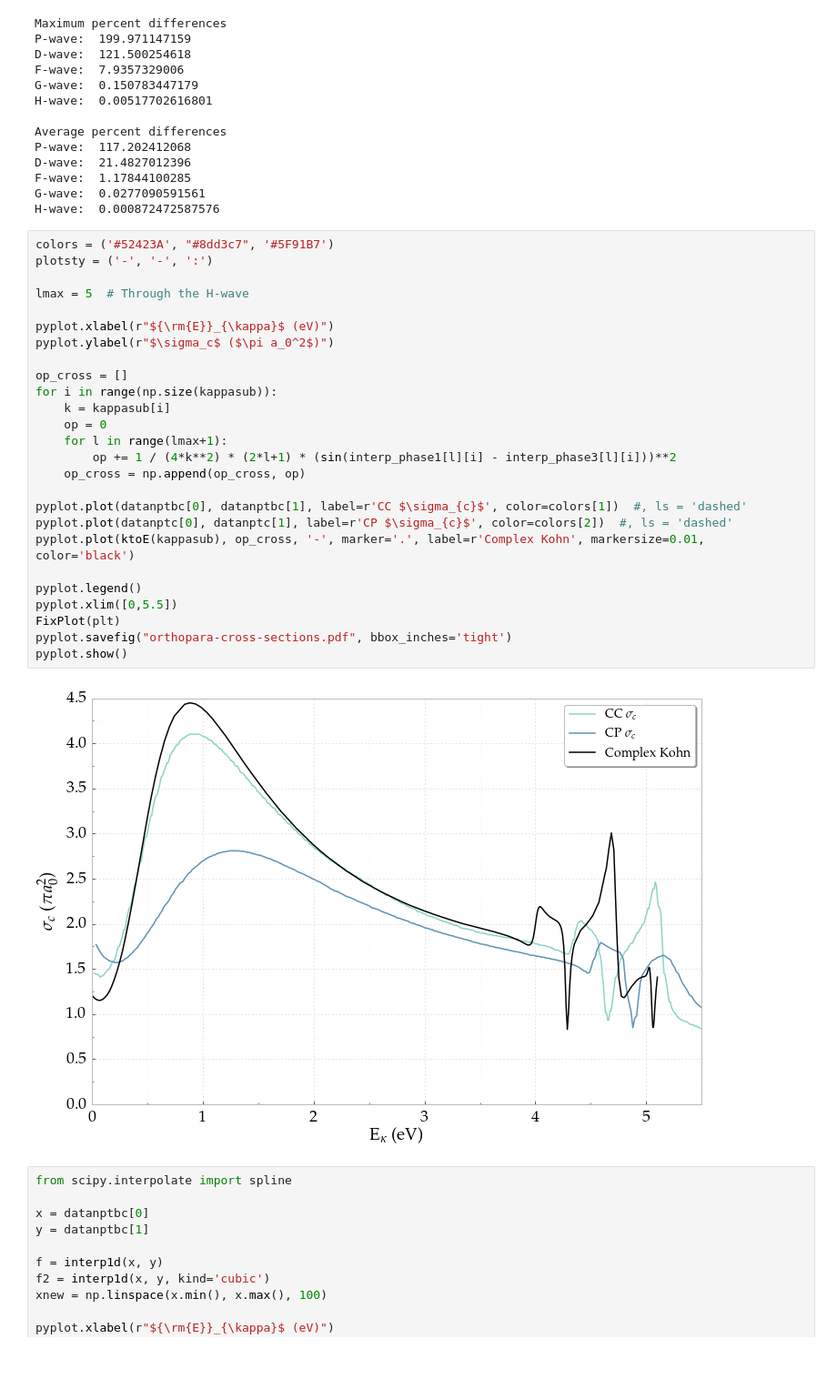
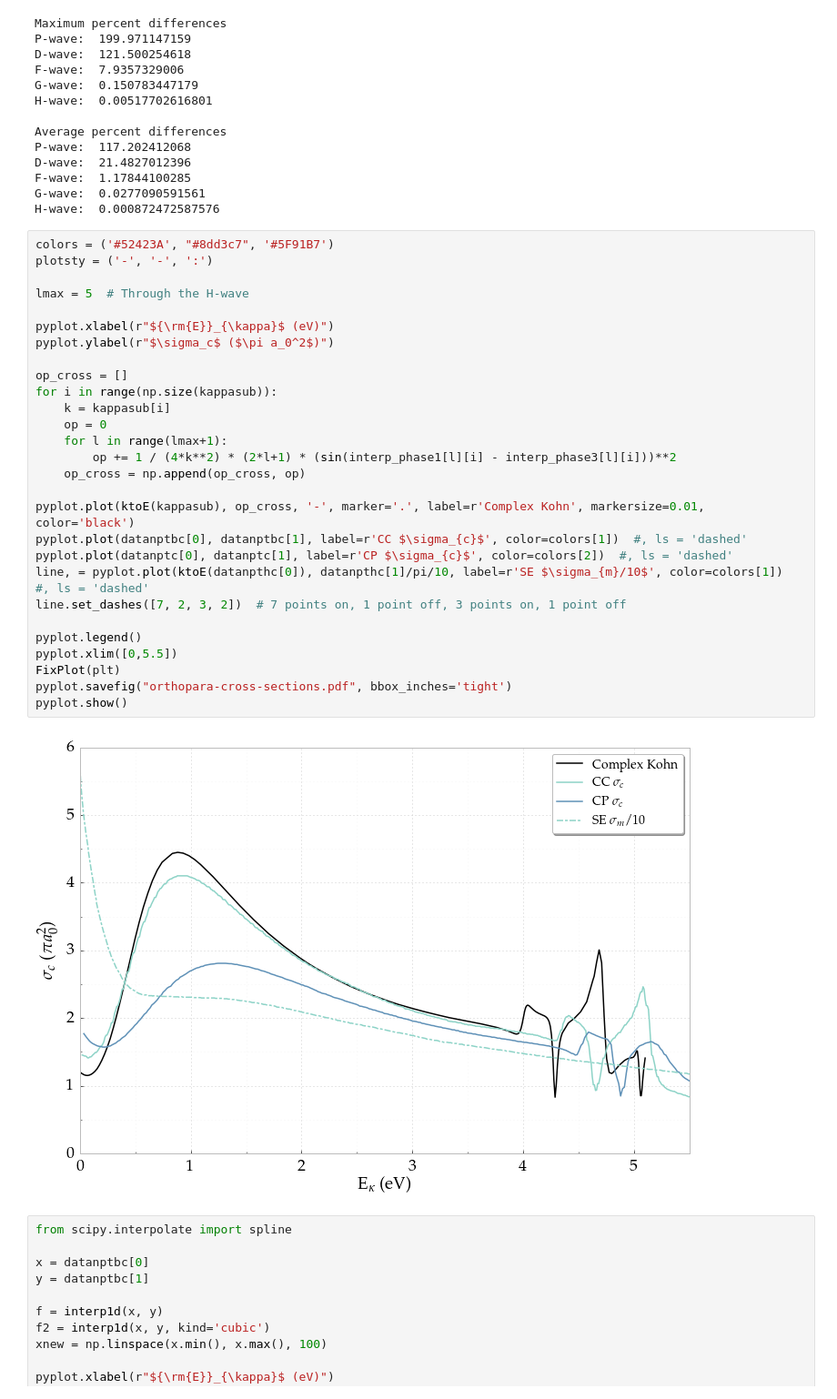
Before and after one commit to DentonW/Papers, a Jupyter notebook: Dissertation/IPython/Dissertation.ipynb, the cells around one changed output. Shown at 91% size. Saved outputs shown, nothing was run; the diff lists cells and outputs as text; blank space fills up the shorter version.

```diff
--- a/Dissertation/IPython/Dissertation.ipynb
+++ b/Dissertation/IPython/Dissertation.ipynb
@@ -1765,31 +1765,33 @@ H-wave:  0.000872472587576
 # %%
 colors = ('#52423A', "#8dd3c7", '#5F91B7')
 plotsty = ('-', '-', ':')
 
 lmax = 5  # Through the H-wave
 
 pyplot.xlabel(r"${\rm{E}}_{\kappa}$ (eV)")
 pyplot.ylabel(r"$\sigma_c$ ($\pi a_0^2$)")
 
 op_cross = []
 for i in range(np.size(kappasub)):
     k = kappasub[i]
     op = 0
     for l in range(lmax+1):
         op += 1 / (4*k**2) * (2*l+1) * (sin(interp_phase1[l][i] - interp_phase3[l][i]))**2
     op_cross = np.append(op_cross, op)
 
+pyplot.plot(ktoE(kappasub), op_cross, '-', marker='.', label=r'Complex Kohn', markersize=0.01, color='black')
 pyplot.plot(datanptbc[0], datanptbc[1], label=r'CC $\sigma_{c}$', color=colors[1])  #, ls = 'dashed'
 pyplot.plot(datanptc[0], datanptc[1], label=r'CP $\sigma_{c}$', color=colors[2])  #, ls = 'dashed'
-pyplot.plot(ktoE(kappasub), op_cross, '-', marker='.', label=r'Complex Kohn', markersize=0.01, color='black')
+line, = pyplot.plot(ktoE(datanpthc[0]), datanpthc[1]/pi/10, label=r'SE $\sigma_{m}/10$', color=colors[1])  #, ls = 'dashed'
+line.set_dashes([7, 2, 3, 2])  # 7 points on, 1 point off, 3 points on, 1 point off
 
 pyplot.legend()
 pyplot.xlim([0,5.5])
 FixPlot(plt)
 pyplot.savefig("orthopara-cross-sections.pdf", bbox_inches='tight')
 pyplot.show()
 # %% [output]
-[figure, old version]
+[figure, new version]
 # %%
 from scipy.interpolate import spline
 
```
Also changed, not shown: parts of 4 cells of this notebook, 13 other files.
